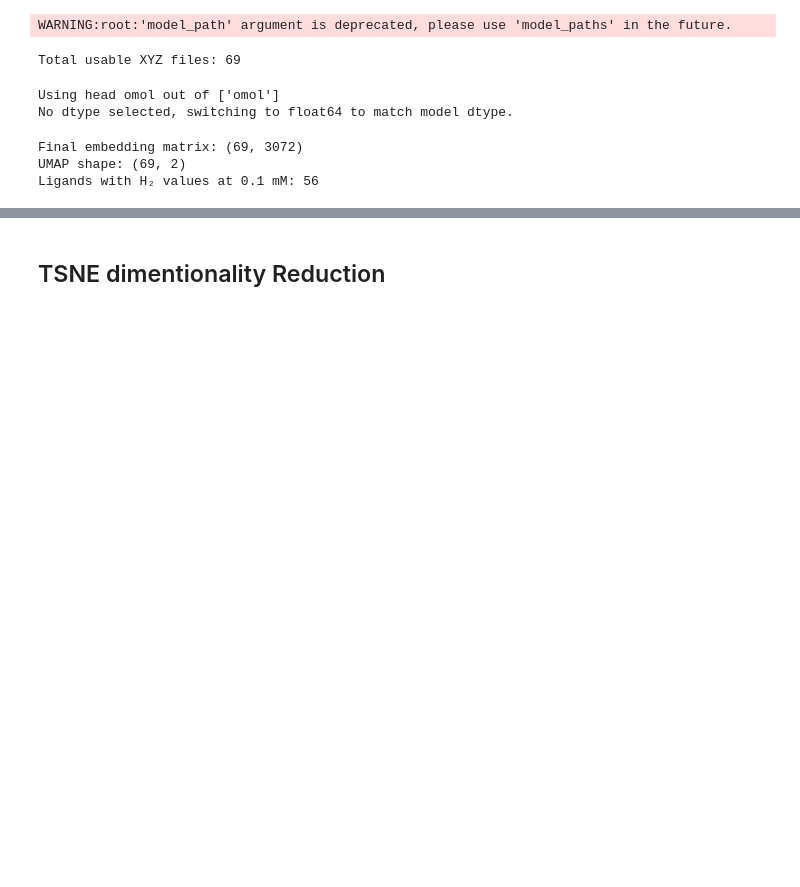
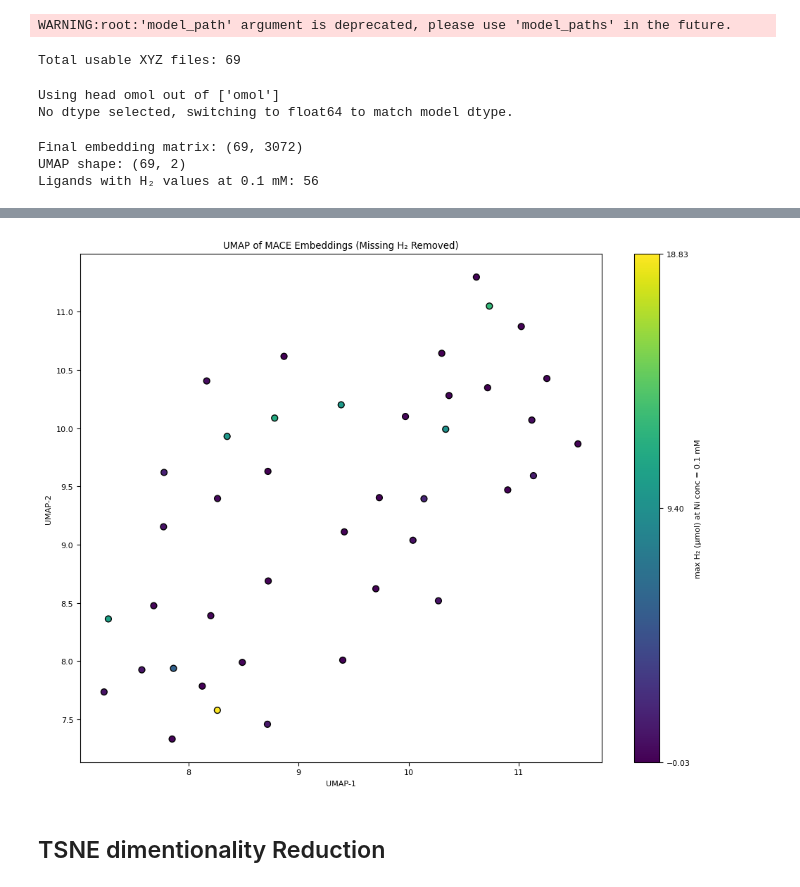
Before and after one commit to kareem-Abdelmaqsoud/HER-metal-complex-ligands, a Jupyter notebook: mace_embeddings.ipynb, the cells around one changed output, grey strips where cells are left out. Saved outputs shown, nothing was run; the diff lists cells and outputs as text; code cells hidden in the pictures; blank space fills up the shorter version.

```diff
--- a/mace_embeddings.ipynb
+++ b/mace_embeddings.ipynb
@@ -236,0 +128,91 @@ Missing H₂ entries: 28
+# %%
+# ============================================================
+# 0. LOAD H₂ VALUES AND XYZ MAPPING
+# ============================================================
+
+df = pd.read_excel("dataset.xlsx")
+df_01 = df[df["Ni conc [mM]"] == 0.1]
+
+# Ligand → H2 mapping
+ligand_to_h2 = (
+    df_01.groupby("Ligand Name")["max h2 (umol)"]
+    .first()
+    .to_dict()
+)
+
+# Make sure ligand_to_xyz has no missing filenames
+ligand_to_xyz = {k: v for k, v in ligand_to_xyz.items() if v is not None}
+
+# Reverse: xyz → ligand
+xyz_to_ligand = {v: k for k, v in ligand_to_xyz.items()}
+
+# xyz → H2
+xyz_to_h2 = {
+    xyz: ligand_to_h2[ligand]
+    for xyz, ligand in xyz_to_ligand.items()
+    if ligand in ligand_to_h2
+}
+
+print("Total XYZ with H₂ values:", len(xyz_to_h2))
+
+
+# ============================================================
+# 1. FILTER EMBEDDINGS *BEFORE* UMAP
+# ============================================================
+
+filtered_embeddings = []
+filtered_filenames = []
+filtered_h2 = []
+
+for emb, fname in zip(all_embeddings, all_filenames):
+    if fname in xyz_to_h2:         # keep only samples with H2
+        filtered_embeddings.append(emb)
+        filtered_filenames.append(fname)
+        filtered_h2.append(xyz_to_h2[fname])
+
+filtered_embeddings = np.array(filtered_embeddings)
+filtered_h2 = np.array(filtered_h2)
+
+print("Embeddings kept:", filtered_embeddings.shape[0])
+print("Dropped:", len(all_embeddings) - len(filtered_embeddings))
+
+
+# ============================================================
+# 2. UMAP DIMENSIONALITY REDUCTION
+# ============================================================
+
+reducer = umap.UMAP(n_components=2, random_state=0)
+umap_embeddings = reducer.fit_transform(filtered_embeddings)
+
+print("UMAP shape:", umap_embeddings.shape)
+
+
+# ============================================================
+# 3. PLOT
+# ============================================================
+
+plt.figure(figsize=(10, 8))
+sc = plt.scatter(
+    umap_embeddings[:, 0],
+    umap_embeddings[:, 1],
+    c=filtered_h2,
+    cmap="viridis",
+    s=40,
+    edgecolors="k"
+)
+
+cb = plt.colorbar(sc)
+cb.set_label("max H₂ (µmol) at Ni conc = 0.1 mM")
+
+# 3 ticks: min, mid, max
+h2_min = np.min(filtered_h2)
+h2_max = np.max(filtered_h2)
+h2_mid = 0.5 * (h2_min + h2_max)
+cb.set_ticks([h2_min, h2_mid, h2_max])
+
+plt.title("UMAP of MACE Embeddings (Missing H₂ Removed)")
+plt.xlabel("UMAP-1")
+plt.ylabel("UMAP-2")
+plt.tight_layout()
+plt.show()
+# %% [output]
@@ -237,3 +223,4 @@ Missing H₂ entries: 28
+[figure, added]
 # %% [markdown]
 ## TSNE dimentionality Reduction
 # %%
```
Also changed, not shown: parts of 6 cells of this notebook, 2 other files.
